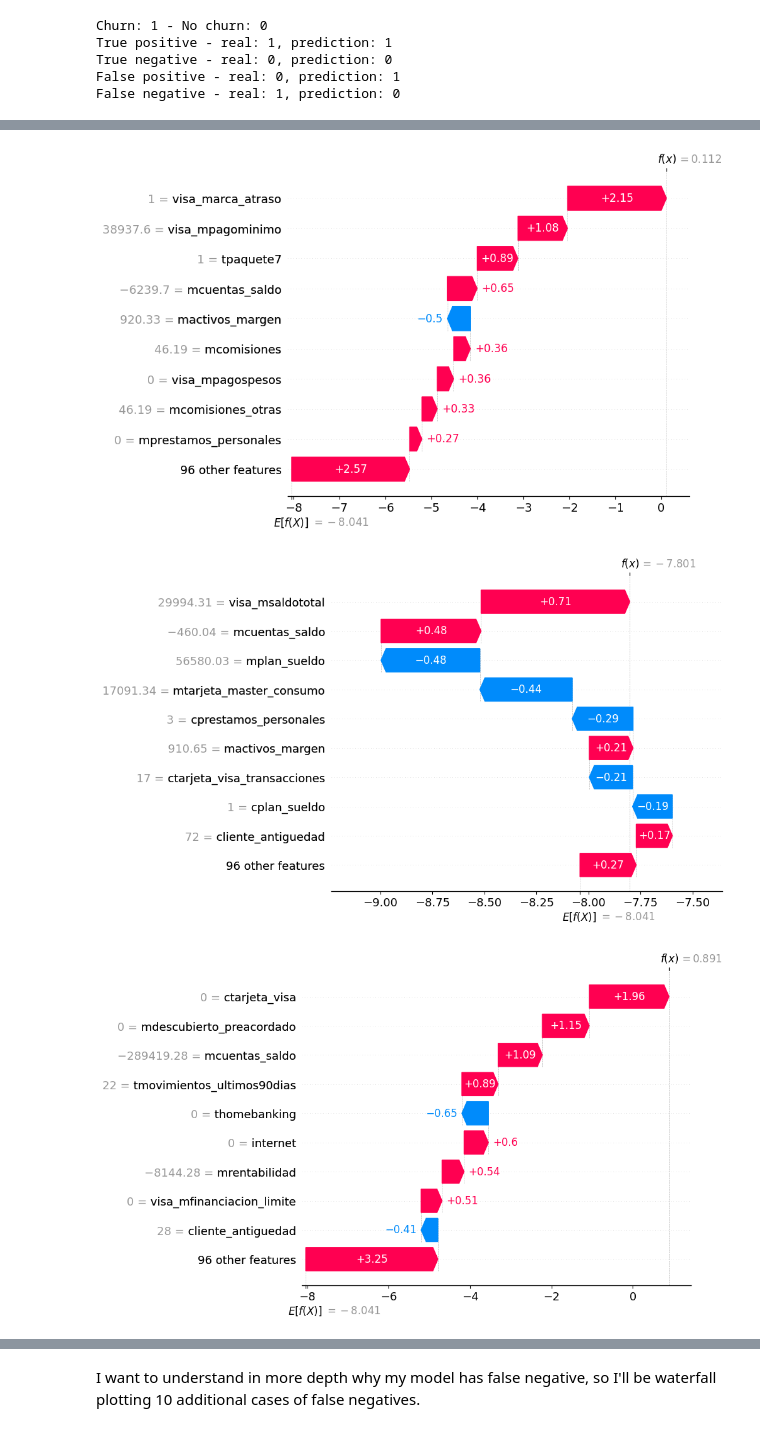
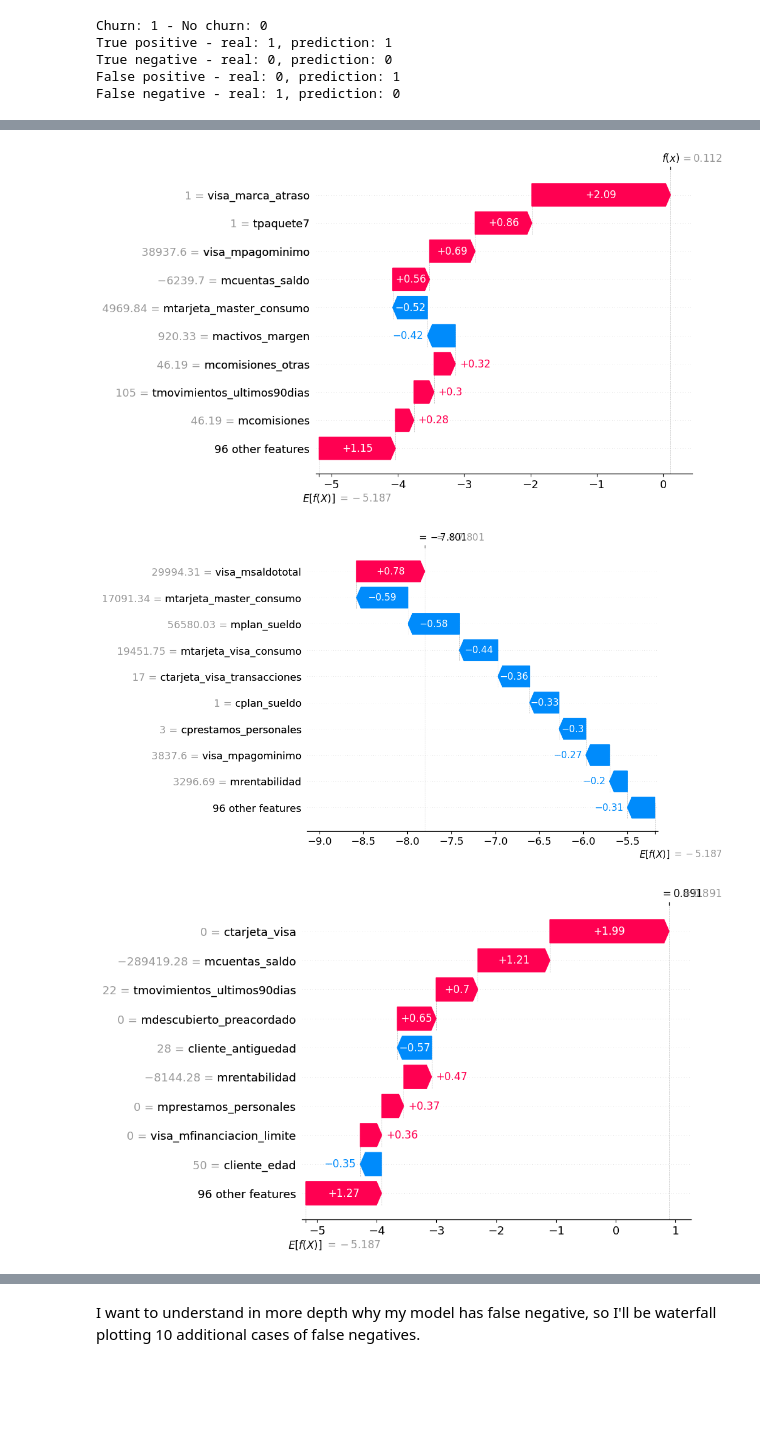
Before and after one commit to fedehofmann/uba-assessment-churn-prediction, a Jupyter notebook: notebooks/02_feature_engineering.ipynb, the cells around one changed output, grey strips where cells are left out. Saved outputs shown, nothing was run; the diff lists cells and outputs as text; code cells hidden in the pictures; blank space fills up the shorter version.

```diff
--- a/notebooks/02_feature_engineering.ipynb
+++ b/notebooks/02_feature_engineering.ipynb
@@ -335,0 +202,6 @@ weighted avg       1.00      1.00      1.00    170722
+# %%
+# Inicializo el modelo de Boosting con Gradient Boosting
+xg_boosting = xgb.XGBClassifier(random_state = 12)
+
+# Train the model with the whole dataset to preview using SHAP
+xg_boosting.fit(x, y)
@@ -362,14 +288,14 @@ visa_cuenta_estado_unknown               bool
 dtype: object
 # %%
 # Boolean columns (bool) need to be converted to integers for SHAP to process them:
-X = X.astype({col: 'int64' for col in X.select_dtypes(include=['bool']).columns})
+x = x.astype({col: 'int64' for col in x.select_dtypes(include=['bool']).columns})
 # %%
 import shap
 
-# Create the SHAP explainer using the trained XGBoost model
-explainer = shap.Explainer(xgb_model, X)
+# Create SHAP explainer
+explainer = shap.TreeExplainer(xg_boosting)
 
-# Calculate SHAP values for the entire dataset
-shap_values = explainer(X)
+# Compute SHAP values
+shap_values = explainer.shap_values(x)
 # %%
 # Plot the summary plot (violin-style)
@@ -379,8 +305,8 @@ shap.summary_plot(shap_values, X, plot_type="violin")
 # %% [markdown]
 I'll be identifying one true positive, one true negative, one false positive, and one false negative, by compareing the predictions of the model (y_pred) against the true labels (y). I'll use these values to display them in a waterfall plot.
 # %%
-y_prob = xgb_model.predict_proba(X)[:, 1]  # Probability of the positive class
-y_pred = xgb_model.predict(X)             # Predicted class labels
+y_prob = xg_boosting.predict_proba(x)[:, 1]  # Probability of the positive class
+y_pred = xg_boosting.predict(x)             # Predicted class labels
 # %%
 from sklearn.metrics import confusion_matrix
 
@@ -507,13 +381,13 @@ Name: 317, dtype: float64
 # %%
 # Generate SHAP values for the entire dataset
-shap_values = explainer(X)
+shap_values = explainer(x)
 
 # Plot waterfall plots for each case
 shap.waterfall_plot(shap_values[tp_index], show=True, max_display=10)
 shap.waterfall_plot(shap_values[tn_index], show=True, max_display=10)
 shap.waterfall_plot(shap_values[fp_index], show=True, max_display=10)
 shap.waterfall_plot(shap_values[fn_index], show=True, max_display=10)
 # %% [output]
-[figure, old version]
+[figure, new version]
-[figure, old version]
+[figure, new version]
-[figure, old version]
+[figure, new version]
```
Also changed, not shown: parts of 51 cells of this notebook, 7 other files.
